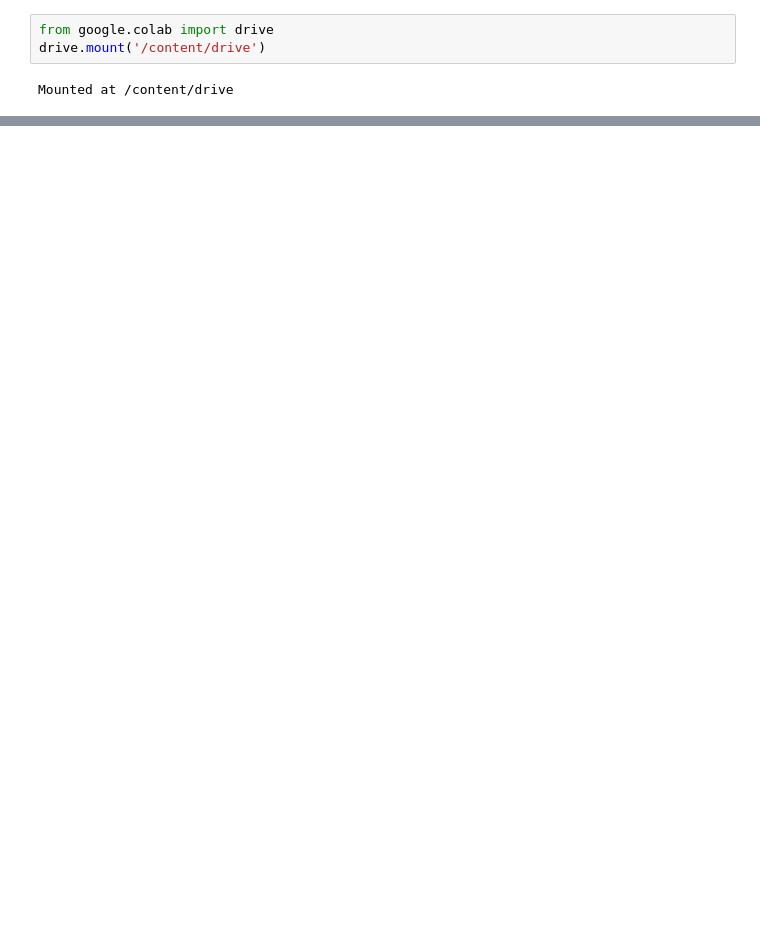
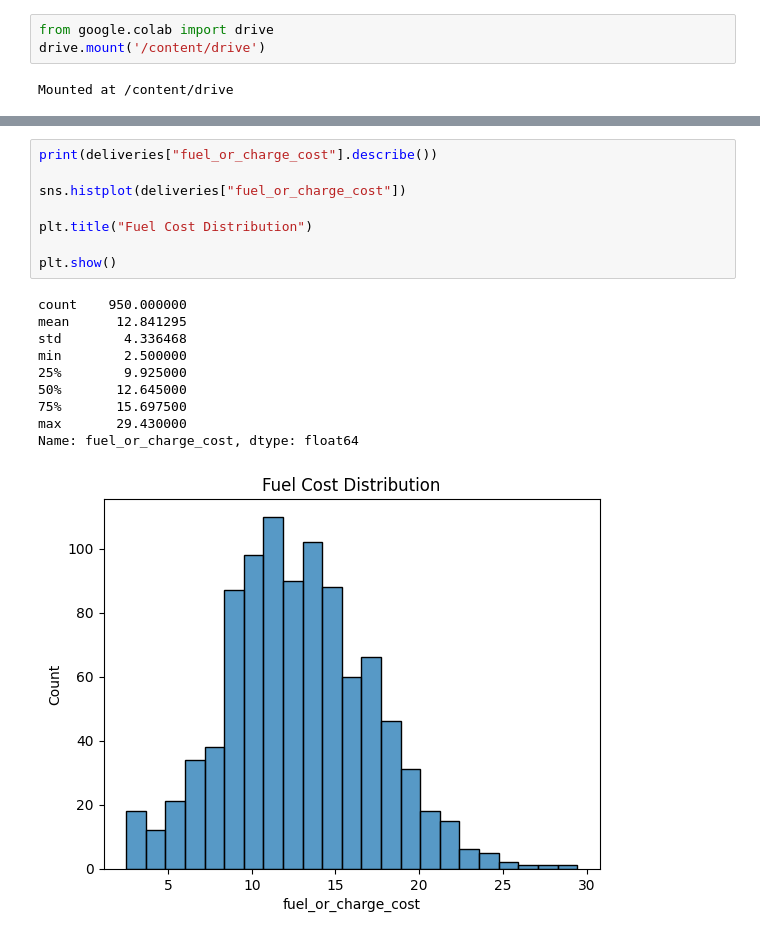
Before and after one commit to Anakha10/northstar-analytics, a Jupyter notebook: NorthStar_Python.ipynb, the cells around one changed output, grey strips where cells are left out. Saved outputs shown, nothing was run; the diff lists cells and outputs as text; blank space fills up the shorter version.

```diff
--- a/NorthStar_Python.ipynb
+++ b/NorthStar_Python.ipynb
@@ -81,0 +142,19 @@ dtype: float64
+# %%
+print(deliveries["fuel_or_charge_cost"].describe())
+
+sns.histplot(deliveries["fuel_or_charge_cost"])
+
+plt.title("Fuel Cost Distribution")
+
+plt.show()
+# %% [output]
+count    950.000000
+mean      12.841295
+std        4.336468
+min        2.500000
+25%        9.925000
+50%       12.645000
+75%       15.697500
+max       29.430000
+Name: fuel_or_charge_cost, dtype: float64
+[figure, added]
```
Also changed, not shown: parts of 29 cells of this notebook.
